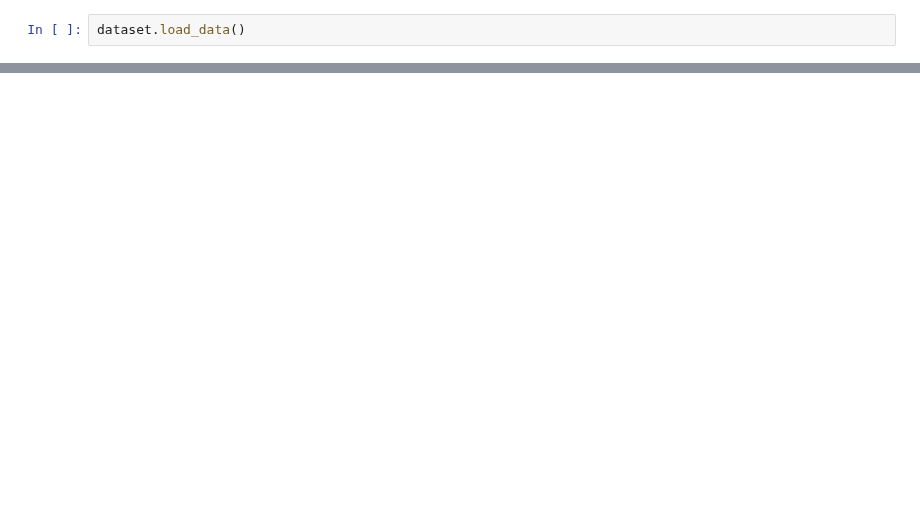
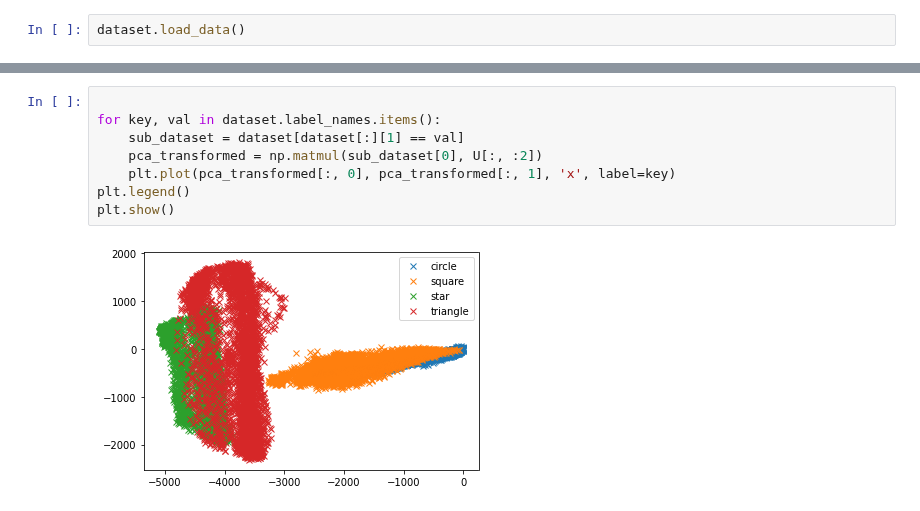
Before and after one commit to suarez96/PCA-Deep-Dive, a Jupyter notebook: derivation_notebook.ipynb, the cells around one changed output, grey strips where cells are left out. Drawn from its saved outputs; the diff is of its cells as text; blank space fills up the shorter version.

```diff
--- a/derivation_notebook.ipynb
+++ b/derivation_notebook.ipynb
@@ -101,0 +149,10 @@ array([255, 255, 255, ..., 255, 255, 255], dtype=uint8)
+# %%
+
+for key, val in dataset.label_names.items():
+    sub_dataset = dataset[dataset[:][1] == val]
+    pca_transformed = np.matmul(sub_dataset[0], U[:, :2])
+    plt.plot(pca_transformed[:, 0], pca_transformed[:, 1], 'x', label=key)
+plt.legend()
+plt.show()
+# %% [output]
+[figure, added]
```
Also changed, not shown: parts of 7 cells of this notebook.
